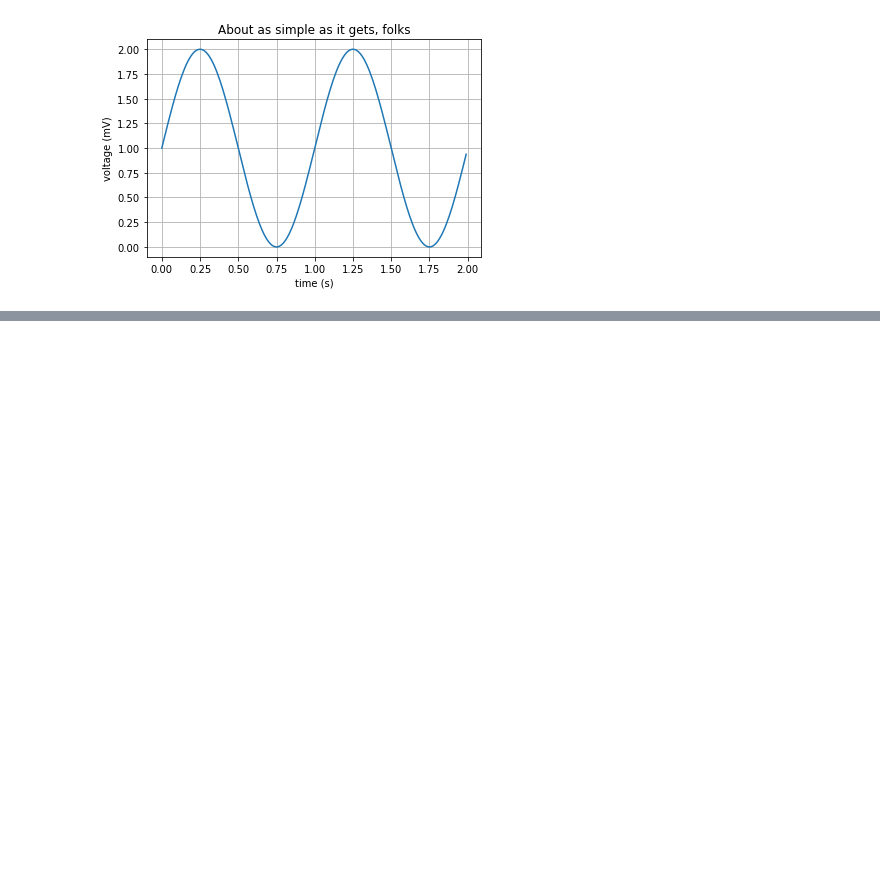
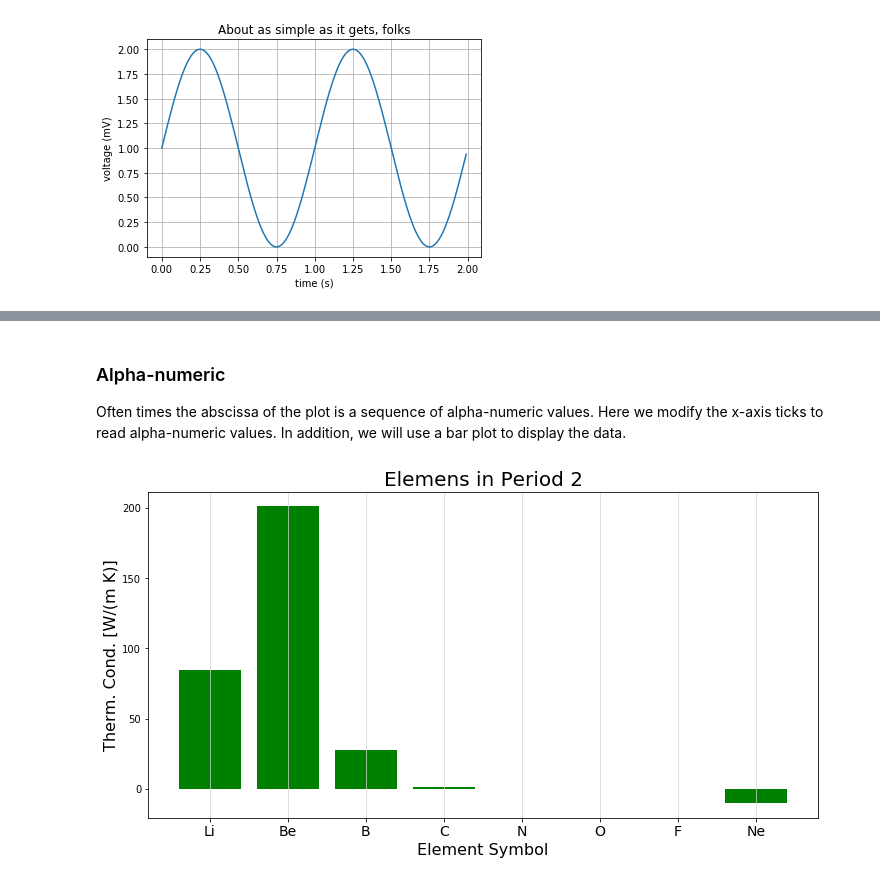
Before and after one commit to dpploy/chen-1070, a Jupyter notebook: notebooks/06-plotting.ipynb, the cells around one changed output, grey strips where cells are left out. Cells and saved outputs as stored; diff of their text form; code cells hidden in the pictures; blank space fills up the shorter version.

```diff
--- a/notebooks/06-plotting.ipynb
+++ b/notebooks/06-plotting.ipynb
@@ -160 +175,25 @@ plt.show()
+# %% [markdown]
+### Alpha-numeric<a id="alphanum"></a>
+Often times the abscissa of the plot is a sequence of alpha-numeric values. Here we modify the x-axis ticks to read alpha-numeric values. In addition, we will use a bar plot to display the data.
+# %%
+'''Plot Thermal Conductivity versus Element Symbol'''
+
+import matplotlib.pyplot as plt
+
+# more advanced features are accessed with different functions in Matplotlib
+fig, ax = plt.subplots(figsize=(12,6))
+
+# note the bar plot function with the same xy data as before
+ax.bar(x_data, y_data, color='green', width=0.8)
+
+# here we rename the xtick labels with the element symbols
+plt.xticks( x_data, df2.loc['symbol'], rotation=0,fontsize=14)
+
+ax.set_ylabel('Therm. Cond. [W/(m K)]',fontsize=16)
+ax.set_xlabel('Element Symbol',fontsize=16)
+ax.xaxis.grid(True,linestyle='-',which='major',color='lightgrey',alpha=0.9)
+plt.title('Elemens in Period '+str(period),fontsize=20)
+plt.show()
+# %% [output]
+[figure, added]
 # %%
```
Also changed, not shown: parts of 8 cells of this notebook.
